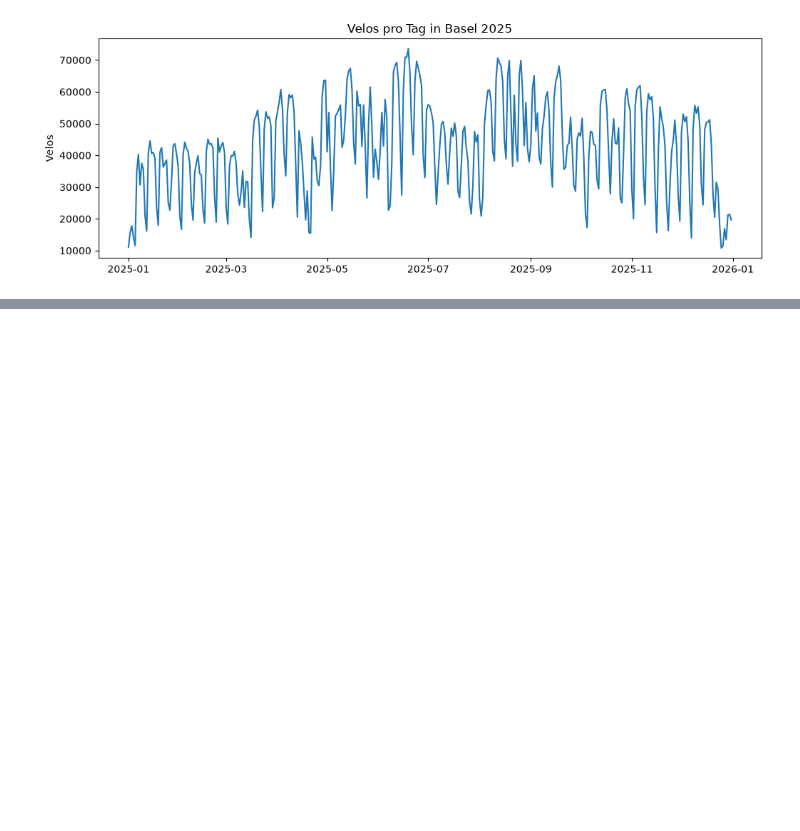
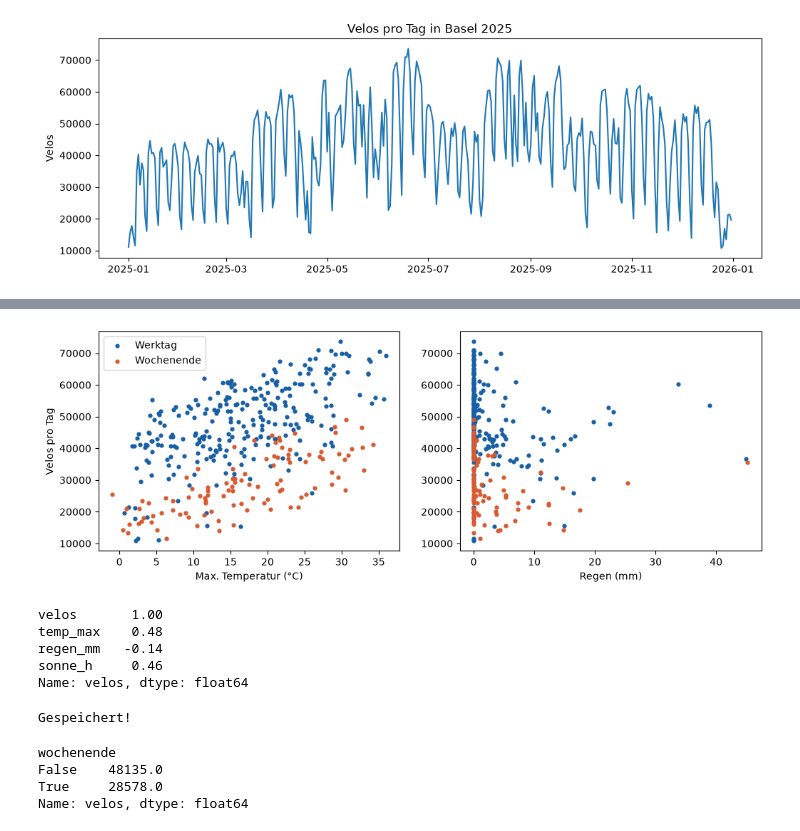
Before and after one commit to SJC929/Pendler, a Jupyter notebook: ml/02_explore.ipynb, the cells around one changed output, grey strips where cells are left out. Drawn from its saved outputs; the diff is of its cells as text; code cells hidden in the pictures; blank space fills up the shorter version.

```diff
--- a/ml/02_explore.ipynb
+++ b/ml/02_explore.ipynb
@@ -134,0 +177,7 @@ plt.show()
+# %%
+daten = pro_tag.merge(wetter, on="Datum")
+daten["wochentag"] = daten["Datum"].dt.dayofweek  # 0 = Montag, 6 = Sonntag
+daten["wochenende"] = daten["wochentag"] >= 5
+
+print("Tage:", len(daten))
+daten.head()
@@ -134,0 +192,35 @@ plt.show()
+# %%
+fig, ax = plt.subplots(1, 2, figsize=(12, 4))
+
+for ende, farbe, name in [(False, "#185FA5", "Werktag"), (True, "#D85A30", "Wochenende")]:
+    teil = daten[daten["wochenende"] == ende]
+    ax[0].scatter(teil["temp_max"], teil["velos"], s=12, c=farbe, label=name)
+    ax[1].scatter(teil["regen_mm"], teil["velos"], s=12, c=farbe, label=name)
+
+ax[0].set_xlabel("Max. Temperatur (°C)")
+ax[0].set_ylabel("Velos pro Tag")
+ax[0].legend()
+ax[1].set_xlabel("Regen (mm)")
+plt.show()
+# %% [output]
+[figure, added]
+# %%
+daten[["velos", "temp_max", "regen_mm", "sonne_h"]].corr()["velos"].round(2)
+# %% [output]
+velos       1.00
+temp_max    0.48
+regen_mm   -0.14
+sonne_h     0.46
+Name: velos, dtype: float64
+# %%
+daten.to_csv("data/velo_wetter_2025.csv", index=False)
+print("Gespeichert!")
+# %% [output]
+Gespeichert!
+# %%
+daten.groupby("wochenende")["velos"].mean().round()
+# %% [output]
+wochenende
+False    48135.0
+True     28578.0
+Name: velos, dtype: float64
```
Also changed, not shown: parts of 2 cells of this notebook.
